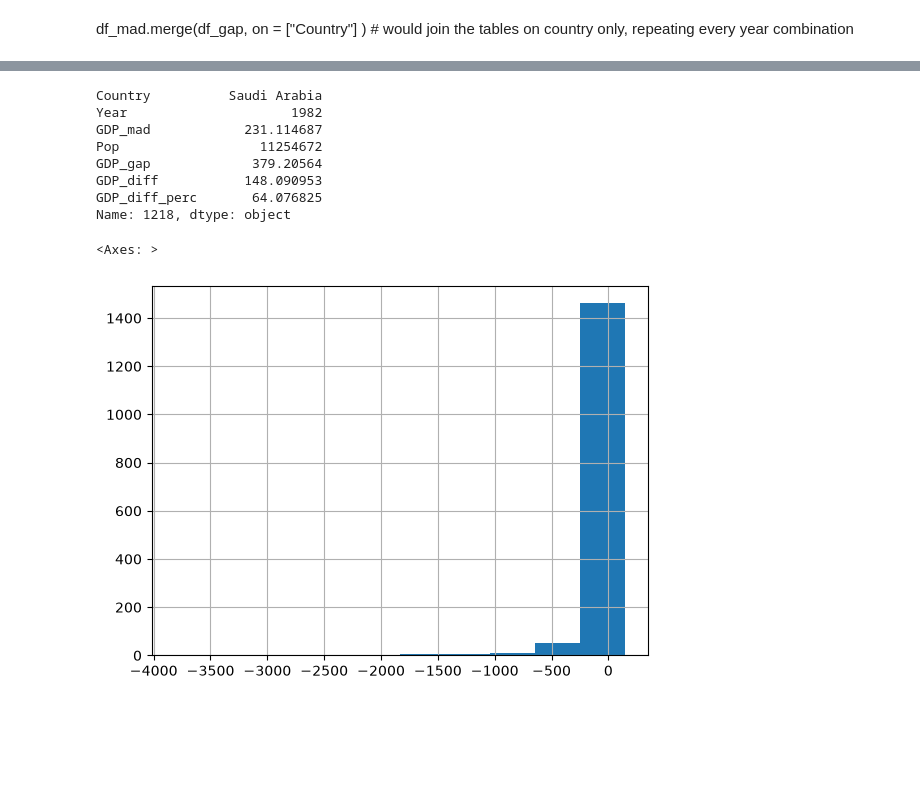
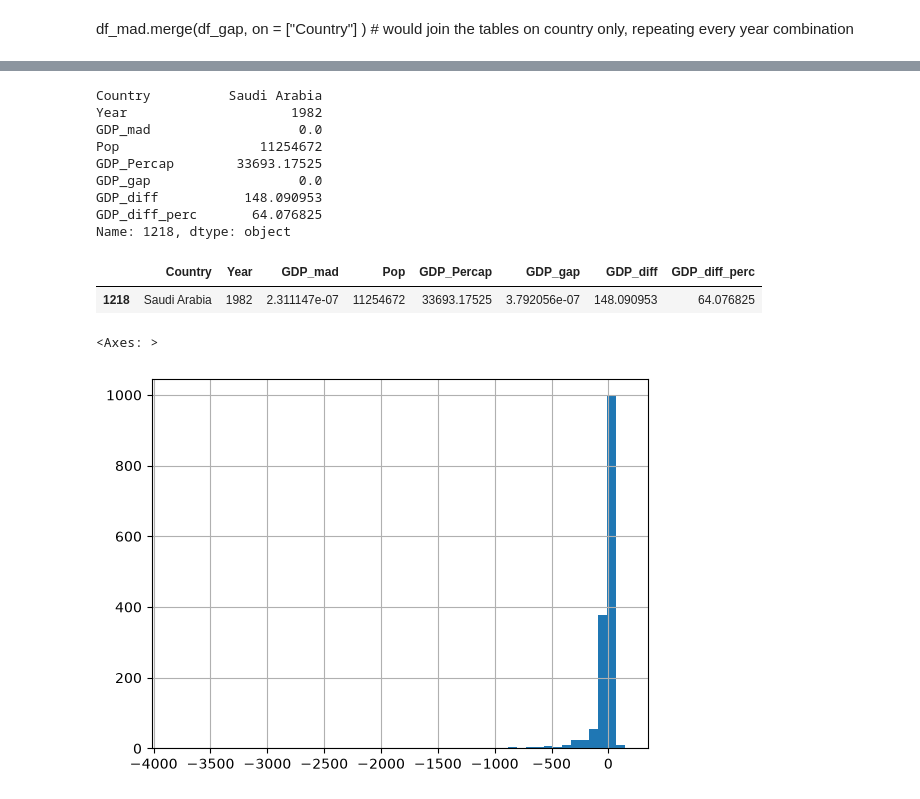
Before and after one commit to buicaothe/PYTHON, a Jupyter notebook: DATA ENGINEERING/Week 05/20260910-deai-intro-coursework.ipynb, the cells around one changed output, grey strips where cells are left out. Saved outputs shown, nothing was run; the diff lists cells and outputs as text; code cells hidden in the pictures; blank space fills up the shorter version.

```diff
--- a/DATA ENGINEERING/Week 05/20260910-deai-intro-coursework.ipynb
+++ b/DATA ENGINEERING/Week 05/20260910-deai-intro-coursework.ipynb
@@ -437,18 +438,25 @@ GDP_diff_perc      -36.866472
 Name: 299, dtype: object
 # %%
 df_gap_mad.loc[df_gap_mad["GDP_diff"].idxmax()]  # row where Gapminder is highest compared with Maddison
+print(df_gap_mad.loc[df_gap_mad["GDP_diff"].idxmax()])
+type(df_gap_mad.loc[df_gap_mad["GDP_diff"].idxmax()])
+df_gap_mad.loc[(df_gap_mad["Country"]=='Saudi Arabia') & (df_gap_mad['Year']==1982)]
+df_gap_mad[(df_gap_mad["Country"]=='Saudi Arabia') & (df_gap_mad['Year']==1982)]
 # %% [output]
 Country          Saudi Arabia
 Year                     1982
-GDP_mad            231.114687
+GDP_mad                   0.0
 Pop                  11254672
-GDP_gap             379.20564
+GDP_Percap        33693.17525
+GDP_gap                   0.0
 GDP_diff           148.090953
 GDP_diff_perc       64.076825
 Name: 1218, dtype: object
+|  | Country | Year | GDP_mad | Pop | GDP_Percap | GDP_gap | GDP_diff | GDP_diff_perc |
+| 1218 | Saudi Arabia | 1982 | 2.311147e-07 | 11254672 | 33693.17525 | 3.792056e-07 | 148.090953 | 64.076825 |
 # %%
-df_gap_mad["GDP_diff"].hist()  # histogram of the GDP difference
+df_gap_mad["GDP_diff"].hist(bins=50)  # histogram of the GDP difference
 # %% [output]
 <Axes: >
-[figure, old version]
+[figure, new version]
 # %%
```
Also changed, not shown: parts of 8 cells of this notebook, 3 other files.
